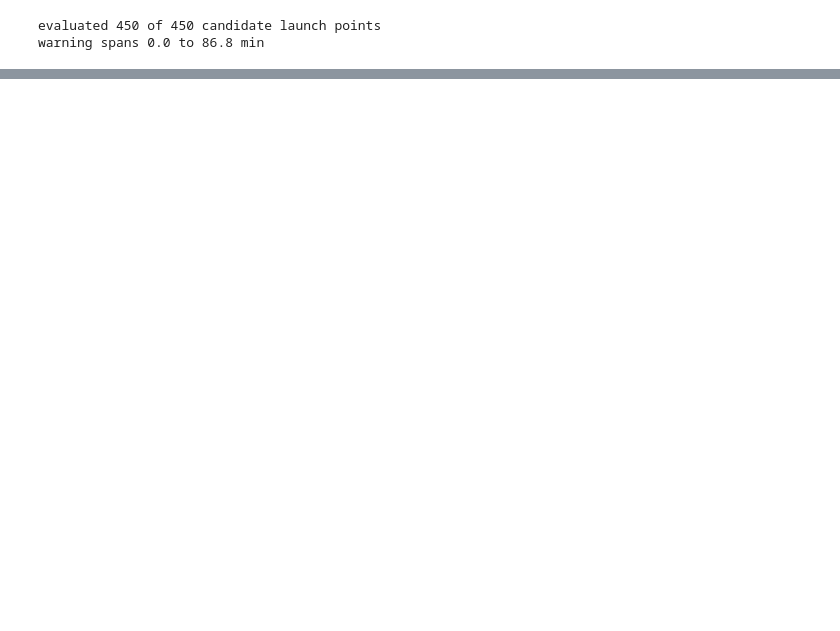
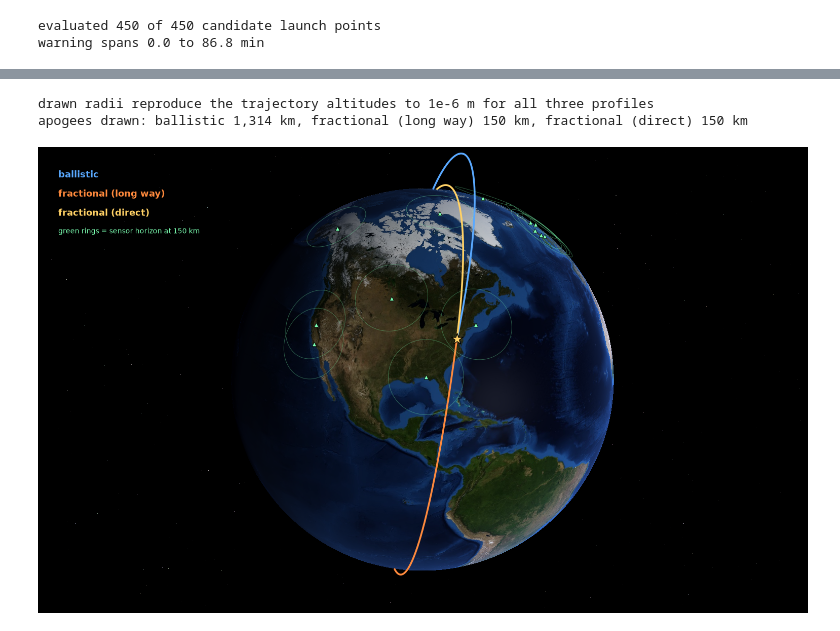
Before and after one commit to ethank5149/Parameterized-AeroStructural-State-Estimation-Sandbox, a Jupyter notebook: notebooks/fobs-warning-analysis.ipynb, the cells around one changed output, grey strips where cells are left out. Saved outputs shown, nothing was run; the diff lists cells and outputs as text; code cells hidden in the pictures; blank space fills up the shorter version.

```diff
--- a/notebooks/fobs-warning-analysis.ipynb
+++ b/notebooks/fobs-warning-analysis.ipynb
@@ -574,0 +695,60 @@ baseline package unchanged: parking_altitude_m = 150,000
+# %%
+from passes.batch.backend import cuda_available
+from passes.viz import (
+    ChaseRig, SceneStyle, SimulationHistory, TrajectoryAnimator,
+    draw_horizon_ring, draw_marker, draw_sites, draw_track,
+    geodetic_to_cartesian, globe_plate, load_texture, look_at, sun_direction,
+    to_device,
+)
+
+BACKEND = "cupy" if cuda_available() else "numpy"
+TEXTURE = to_device(load_texture(), BACKEND)
+R = WGS84_MEAN_RADIUS
+
+PROFILES = {
+    "ballistic": (comparison.ballistic, comparison.ballistic_coverage, "#5AA9FF"),
+    "fractional (long way)": (comparison.fobs, comparison.fobs_coverage, "#FF8A3D"),
+    "fractional (direct)": (direct, direct_coverage, "#FFD166"),
+}
+HISTORIES = {n: SimulationHistory.from_trajectory(t, R) for n, (t, _, _) in PROFILES.items()}
+
+# The check the old flat-radius version could not have passed.
+for name, history in HISTORIES.items():
+    drawn = np.linalg.norm(history.positions, axis=1) - R
+    assert np.allclose(drawn, PROFILES[name][0].altitudes, atol=1e-6)
+print("drawn radii reproduce the trajectory altitudes to 1e-6 m for all three profiles")
+print(f"apogees drawn: " + ", ".join(
+    f"{n} {h.altitudes(R).max()/1e3:,.0f} km" for n, h in HISTORIES.items()))
+
+launch_xyz = geodetic_to_cartesian(LAUNCH, R, lift=20e3)
+target_xyz = geodetic_to_cartesian(TARGET, R, lift=20e3)
+mid_xyz = 0.5 * (launch_xyz + target_xyz)
+SUN = sun_direction(float(np.arctan2(mid_xyz[1], mid_xyz[0])), np.deg2rad(12.0))
+
+camera = look_at(np.zeros(3), 3.6 * R,
+                 azimuth=float(np.arctan2(mid_xyz[1], mid_xyz[0])) - np.deg2rad(40),
+                 elevation=np.deg2rad(30), fov=np.deg2rad(38),
+                 width=1500, height=900)
+
+fig, ax = globe_plate(camera, TEXTURE, R, sun=SUN, backend=BACKEND)
+for name, (trajectory, _, color) in PROFILES.items():
+    draw_track(ax, HISTORIES[name].positions, camera, color=color, width=2.6, body_radius=R)
+draw_sites(ax, sites, camera, body_radius=R)
+for radar in sites:
+    draw_horizon_ring(ax, radar, PARKING_ALTITUDE, camera, body_radius=R,
+                      color="#7CFFB2", width=0.7, alpha=0.35)
+draw_marker(ax, launch_xyz, camera, body_radius=R, s=130, marker="v", c="white",
+            edgecolors="black", linewidths=1.2, zorder=6)
+draw_marker(ax, target_xyz, camera, body_radius=R, s=280, marker="*", c="#FFD166",
+            edgecolors="black", linewidths=1.0, zorder=6)
+for offset, (name, (_, _, color)) in enumerate(PROFILES.items()):
+    ax.text(0.02, 0.96 - 0.042 * offset, name, transform=ax.transAxes, color=color,
+            fontsize=13, va="top", weight="bold")
+ax.text(0.02, 0.96 - 0.042 * len(PROFILES),
+        f"green rings = sensor horizon at {PARKING_ALTITUDE/1e3:.0f} km",
+        transform=ax.transAxes, color="#7CFFB2", fontsize=10, va="top")
+plt.show()
+# %% [output]
+drawn radii reproduce the trajectory altitudes to 1e-6 m for all three profiles
+apogees drawn: ballistic 1,314 km, fractional (long way) 150 km, fractional (direct) 150 km
+[figure, added]
```
Also changed, not shown: parts of 28 cells of this notebook, 23 other files.
